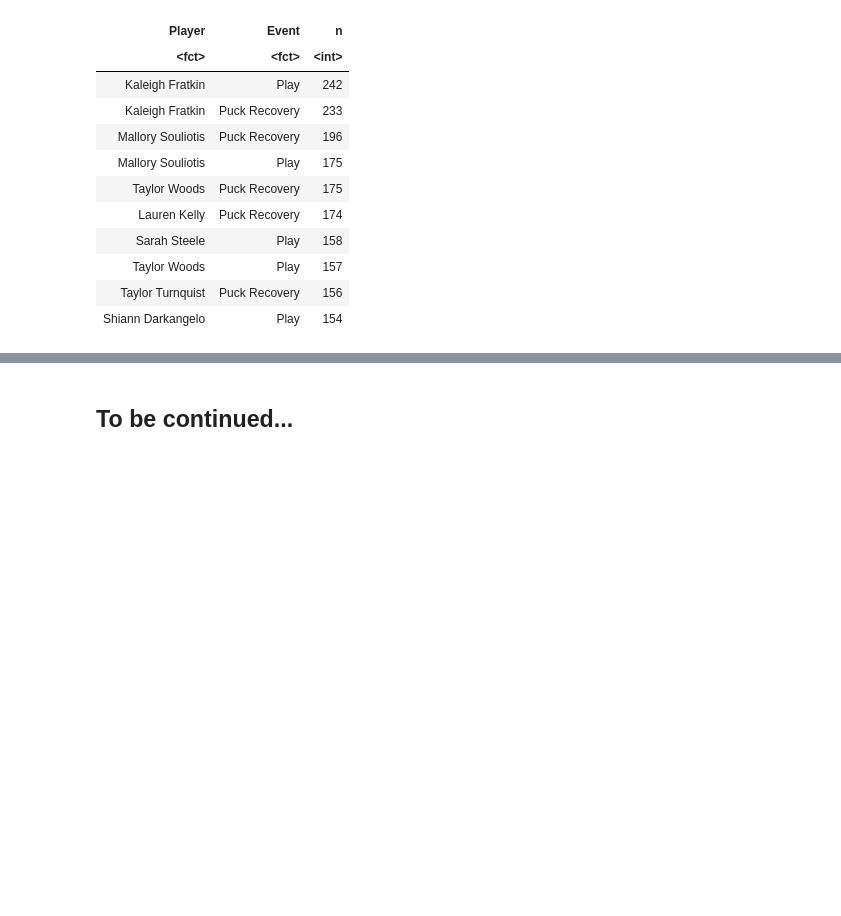
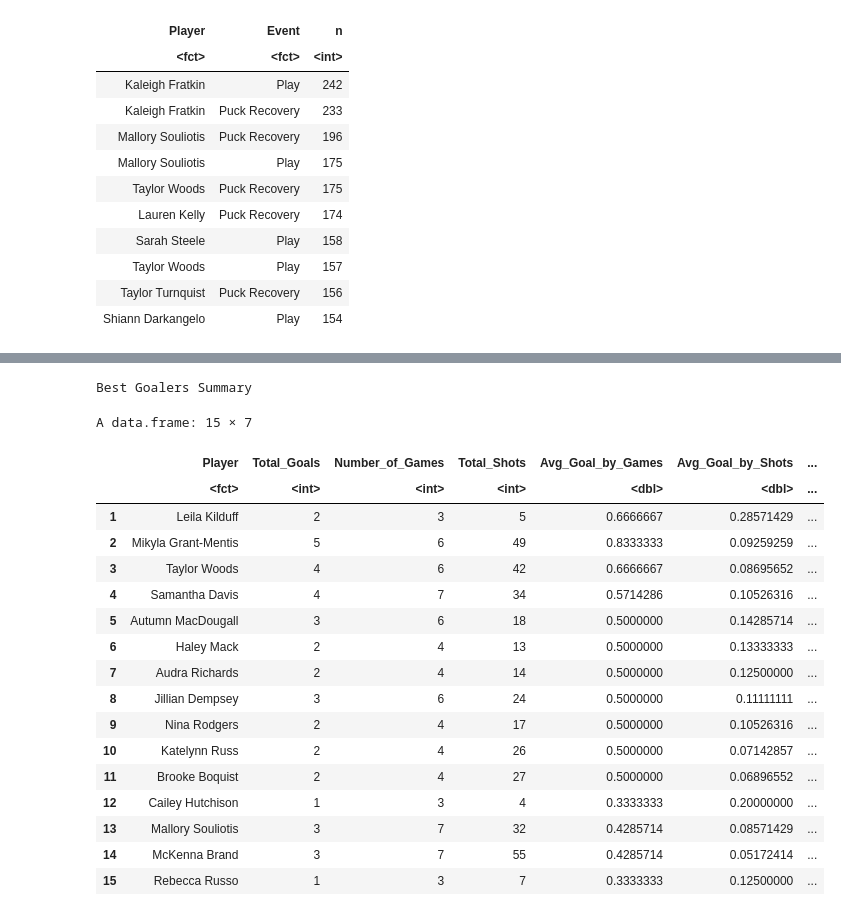
Before and after one commit to Harithap13/Rotman-Summer-NHWL-Datathon, a Jupyter notebook: rsd-nhwl-understanding-data.ipynb, the cells around one changed output, grey strips where cells are left out. Saved outputs shown, nothing was run; the diff lists cells and outputs as text; code cells hidden in the pictures; blank space fills up the shorter version.

```diff
--- a/rsd-nhwl-understanding-data.ipynb
+++ b/rsd-nhwl-understanding-data.ipynb
@@ -396,2 +390,75 @@ A grouped_df: 10 × 3
-# %% [markdown]
-## To be continued...
+# %%
+# Getting the best goaler
+
+# Average Goals:
+# 1. Goals per Game
+# 2. Goals per Shots
+# 3. Weighted average of the 1. and 2.
+
+
+## Player wise grouping for the 7 days league:
+
+# Total goals scored
+total_goals_df <- goal_df %>%
+                    group_by(Player) %>%
+                    count(Event, sort=TRUE)
+names(total_goals_df)[names(total_goals_df) == "n"] <- "Total_Goals"
+drop_colnames <- c("Event")
+total_goals_df <- total_goals_df[ , !(names(total_goals_df) %in% drop_colnames)]
+
+
+# Total games played
+total_games_df <- nhwl_df %>%
+                    group_by(Player) %>%
+                    summarise(Number_of_Games = n_distinct(game_date))
+
+
+# Total shots (unsuccessful) attempted by the players
+shots_df <- nhwl_df[nhwl_df['Event']=='Shot',]
+total_shots_df <- shots_df %>%
+                    group_by(Player) %>%
+                    count(Event)
+names(total_shots_df)[names(total_shots_df) == "n"] <- "Total_Shots"
+drop_colnames <- c("Event")
+total_shots_df <- total_shots_df[ , !(names(total_shots_df) %in% drop_colnames)]
+
+
+# Merging the tables to form the summary
+goal_summary_df <- merge(total_goals_df, total_games_df, by=c("Player"))
+goal_summary_df <- merge(goal_summary_df, total_shots_df, by=c("Player"))
+
+# Getting the average and weighted average
+goal_summary_df <- transform(goal_summary_df, Avg_Goal_by_Games = as.numeric(Total_Goals) / as.numeric(Number_of_Games))
+goal_summary_df <- transform(goal_summary_df, Avg_Goal_by_Shots = as.numeric(Total_Goals) / (as.numeric(Total_Shots) + as.numeric(Total_Goals)))
+goal_summary_df <- transform(goal_summary_df, Weighted_Goal_Avg = ((as.numeric(Avg_Goal_by_Shots) + as.numeric(Avg_Goal_by_Games))/2))
+
+# Sort by weighted goal average
+goal_summary_df <- goal_summary_df[with(goal_summary_df, order(-Weighted_Goal_Avg)), ]
+
+# Reset index to get rankings
+row.names(goal_summary_df) <- NULL
+
+
+# Display final table
+cat("\nBest Goalers Summary \n")
+head(goal_summary_df, 15)
+# %% [output]
+Best Goalers Summary
+A data.frame: 15 × 7
+|  | Player | Total_Goals | Number_of_Games | Total_Shots | Avg_Goal_by_Games | Avg_Goal_by_Shots | ... |
+|  | <fct> | <int> | <int> | <int> | <dbl> | <dbl> | ... |
+| 1 | Leila Kilduff | 2 | 3 | 5 | 0.6666667 | 0.28571429 | ... |
+| 2 | Mikyla Grant-Mentis | 5 | 6 | 49 | 0.8333333 | 0.09259259 | ... |
+| 3 | Taylor Woods | 4 | 6 | 42 | 0.6666667 | 0.08695652 | ... |
+| 4 | Samantha Davis | 4 | 7 | 34 | 0.5714286 | 0.10526316 | ... |
+| 5 | Autumn MacDougall | 3 | 6 | 18 | 0.5000000 | 0.14285714 | ... |
+| 6 | Haley Mack | 2 | 4 | 13 | 0.5000000 | 0.13333333 | ... |
+| 7 | Audra Richards | 2 | 4 | 14 | 0.5000000 | 0.12500000 | ... |
+| 8 | Jillian Dempsey | 3 | 6 | 24 | 0.5000000 | 0.11111111 | ... |
+| 9 | Nina Rodgers | 2 | 4 | 17 | 0.5000000 | 0.10526316 | ... |
+| 10 | Katelynn Russ | 2 | 4 | 26 | 0.5000000 | 0.07142857 | ... |
+| 11 | Brooke Boquist | 2 | 4 | 27 | 0.5000000 | 0.06896552 | ... |
+| 12 | Cailey Hutchison | 1 | 3 | 4 | 0.3333333 | 0.20000000 | ... |
+| 13 | Mallory Souliotis | 3 | 7 | 32 | 0.4285714 | 0.08571429 | ... |
+| 14 | McKenna Brand | 3 | 7 | 55 | 0.4285714 | 0.05172414 | ... |
+| 15 | Rebecca Russo | 1 | 3 | 7 | 0.3333333 | 0.12500000 | ... |
```
Also changed, not shown: parts of 5 cells of this notebook.
